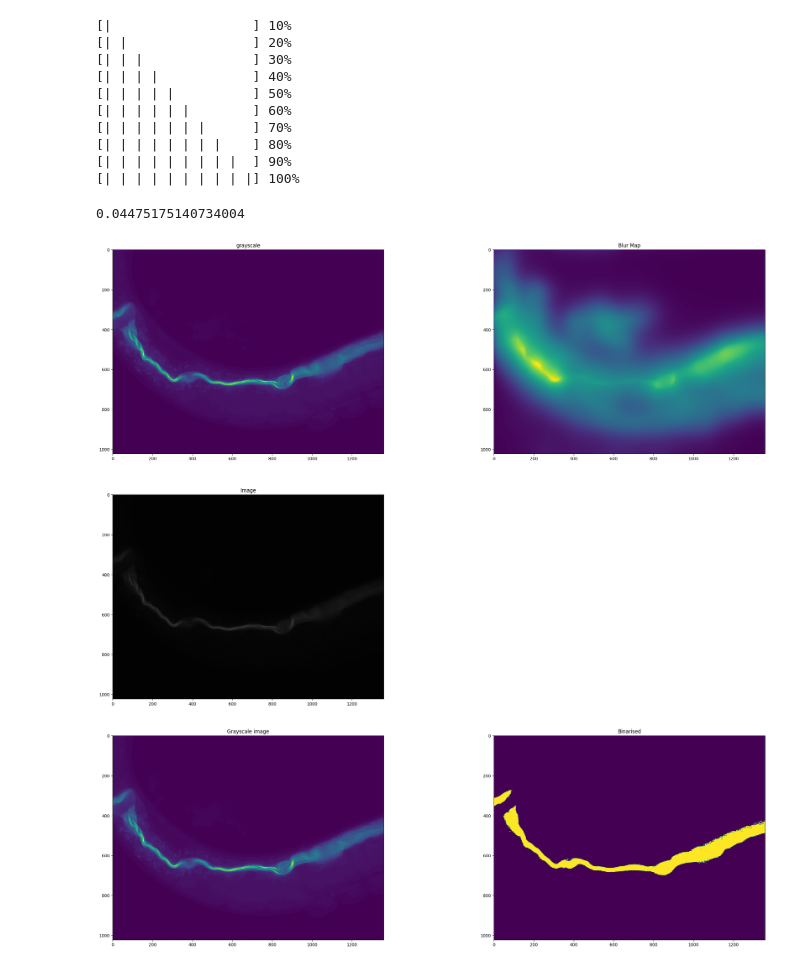
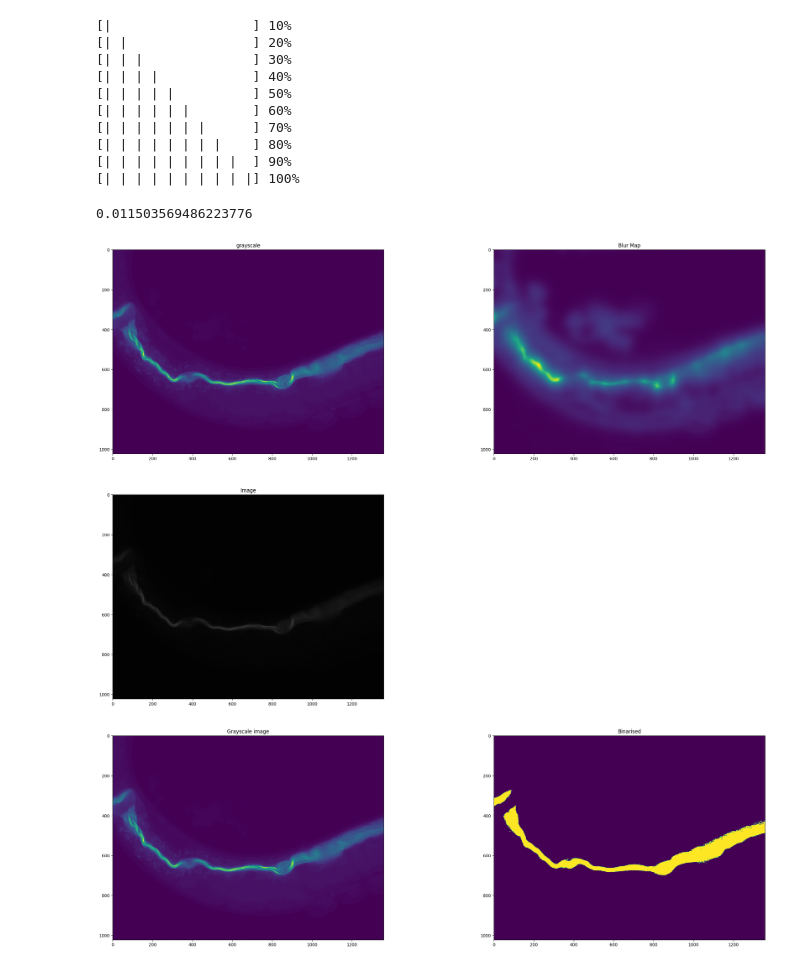
Before and after one commit to Hrsh-Venket/OpenCV-intestinal-deformations, a Jupyter notebook: opencv-intestinal-deformations- .ipynb, the cells around one changed output. Saved outputs shown, nothing was run; the diff lists cells and outputs as text; code cells hidden in the pictures.

```diff
--- a/opencv-intestinal-deformations- .ipynb
+++ b/opencv-intestinal-deformations- .ipynb
@@ -9,38 +9,38 @@ image = cv2.imread('testimages/23-01-23_APN017_RNAi_24HRS_L4440_PA14_20X_2b(1).t
 gray = cv2.cvtColor(image, cv2.COLOR_BGR2GRAY)
 if __name__ == '__main__':
     # img = cv2.imread('image_name', 0)
-    blur_map = blur_detector.detectBlur(gray, downsampling_factor=4, num_scales=4, scale_start=2, num_iterations_RF_filter=3)
+    blur_map = blur_detector.detectBlur(gray, downsampling_factor=2, num_scales=1, scale_start=2, num_iterations_RF_filter=4)
     # cv2.imshow('ori_img', image)
 
 plt.figure(figsize=(30, 30))
 
 plt.subplot(3, 2, 1)
 plt.title("grayscale")
 plt.imshow(gray)
 
 plt.subplot(3, 2, 2)
 plt.title("Blur Map")
 plt.imshow(blur_map)
 
 plt.subplot(3, 2, 3)
 plt.title("Image")
 plt.imshow(image)
 
 print(blur_map.var())
 plt.show()
 # %% [output]
 [|                  ] 10%
 [| |                ] 20%
 [| | |              ] 30%
 [| | | |            ] 40%
 [| | | | |          ] 50%
 [| | | | | |        ] 60%
 [| | | | | | |      ] 70%
 [| | | | | | | |    ] 80%
 [| | | | | | | | |  ] 90%
 [| | | | | | | | | |] 100%
-0.04475175140734004
+0.011503569486223776
-[figure, old version]
+[figure, new version]
 # %%
 # Otsu's blurring for the normal image
 plt.figure(figsize=(30, 30))
```
Also changed, not shown: parts of 5 cells of this notebook.
